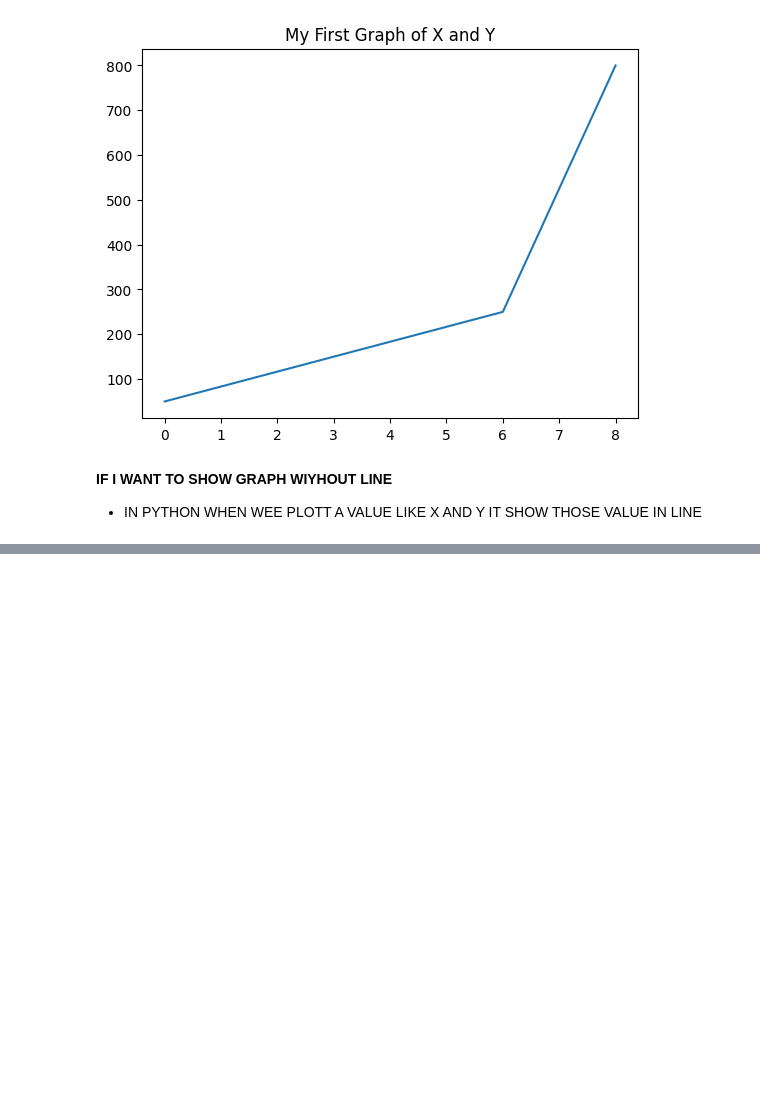
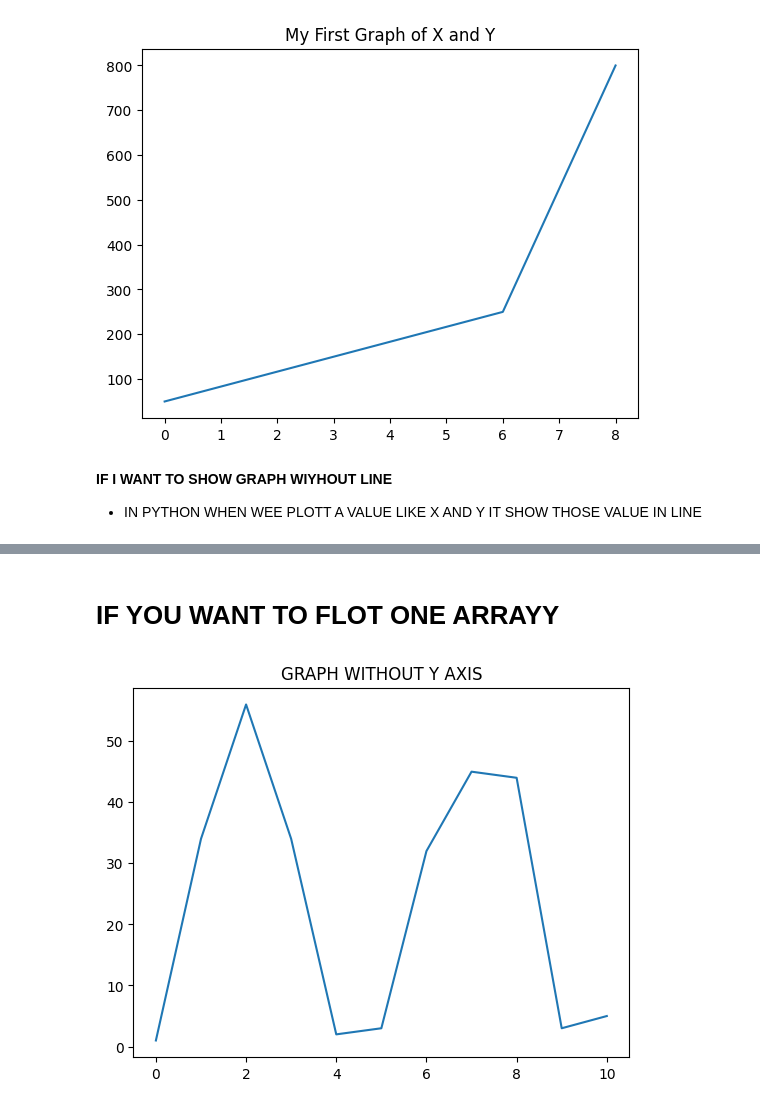
Before and after one commit to Abdal-AI/MATPLOTLIB, a Jupyter notebook: matplotlib.ipynb, the cells around one changed output, grey strips where cells are left out. Drawn from its saved outputs; the diff is of its cells as text; code cells hidden in the pictures; blank space fills up the shorter version.

```diff
--- a/matplotlib.ipynb
+++ b/matplotlib.ipynb
@@ -53,0 +55,12 @@ plt.show()
+# %% [markdown]
+# IF YOU WANT TO FLOT ONE ARRAYY
+# %%
+import pandas as pd
+import matplotlib.pyplot as plt
+import numpy as np
+x=np.array([1,34,56,34,2,3,32,45,44,3,5])
+plt.plot(x)
+plt.title("GRAPH WITHOUT Y AXIS")
+plt.show()
+# %% [output]
+[figure, added]
```
Also changed, not shown: parts of 9 cells of this notebook.
